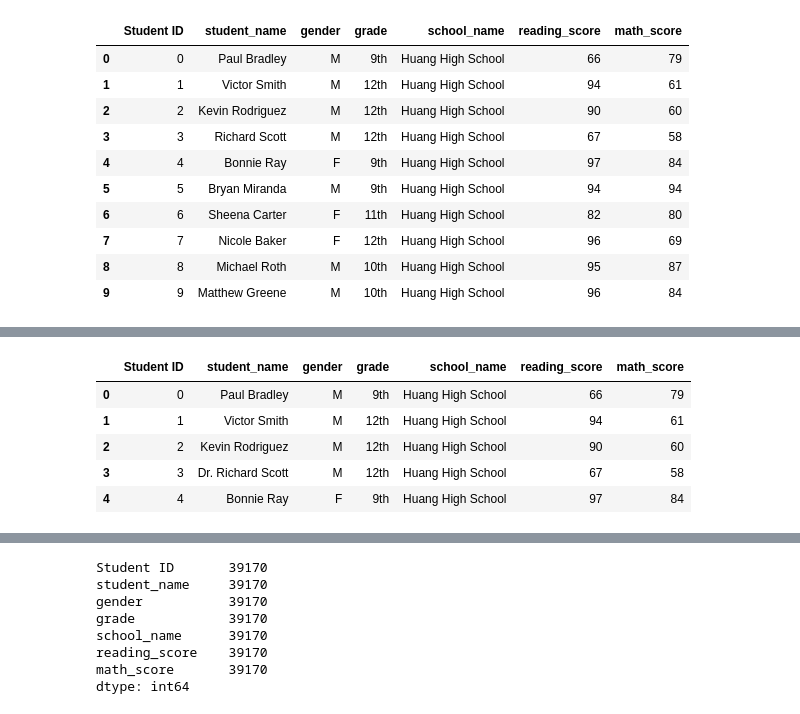
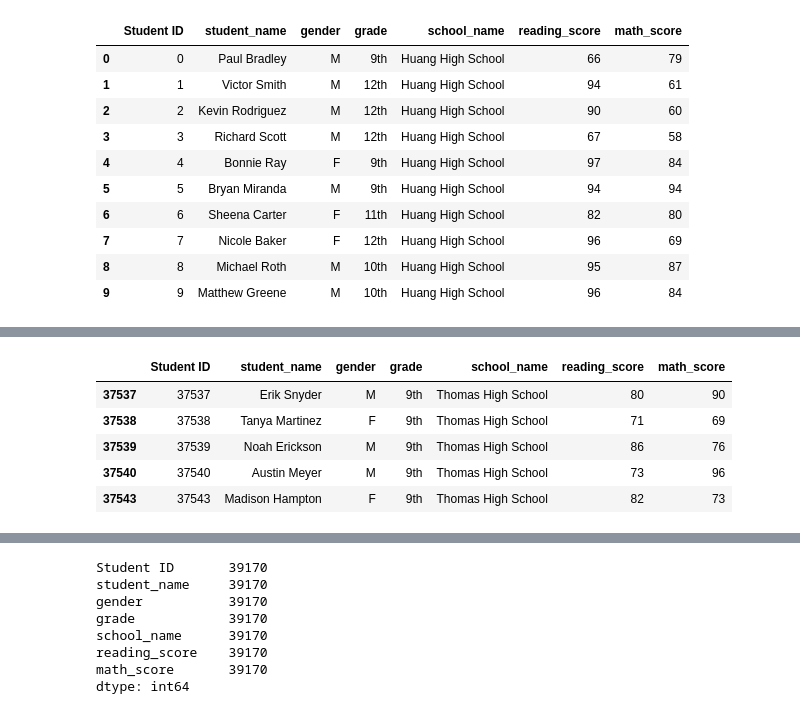
Before and after one commit to zanelouis/School_District_Analysis, a Jupyter notebook: PyCitySchools_Challenge_testing.ipynb, the cells around one changed output, grey strips where cells are left out. Drawn from its saved outputs; the diff is of its cells as text; code cells hidden in the pictures.

```diff
--- a/PyCitySchools_Challenge_testing.ipynb
+++ b/PyCitySchools_Challenge_testing.ipynb
@@ -65,13 +61,13 @@ school_data_df
-# %%
-# Read the student data file and store it in a Pandas DataFrame.
-student_data_df = pd.read_csv(student_data_to_load)
-student_data_df.head()
-# %% [output]
-|  | Student ID | student_name | gender | grade | school_name | reading_score | math_score |
-| 0 | 0 | Paul Bradley | M | 9th | Huang High School | 66 | 79 |
-| 1 | 1 | Victor Smith | M | 12th | Huang High School | 94 | 61 |
-| 2 | 2 | Kevin Rodriguez | M | 12th | Huang High School | 90 | 60 |
-| 3 | 3 | Dr. Richard Scott | M | 12th | Huang High School | 67 | 58 |
-| 4 | 4 | Bonnie Ray | F | 9th | Huang High School | 97 | 84 |
+# %%
+# Get all the 9th graders who are in Thomas High School
+cheaters_zero = cheaters_df[cheaters_df["school_name"] == "Thomas High School"]
+cheaters_zero.head()
+# %% [output]
+|  | Student ID | student_name | gender | grade | school_name | reading_score | math_score |
+| 37537 | 37537 | Erik Snyder | M | 9th | Thomas High School | 80 | 90 |
+| 37538 | 37538 | Tanya Martinez | F | 9th | Thomas High School | 71 | 69 |
+| 37539 | 37539 | Noah Erickson | M | 9th | Thomas High School | 86 | 76 |
+| 37540 | 37540 | Austin Meyer | M | 9th | Thomas High School | 73 | 96 |
+| 37543 | 37543 | Madison Hampton | F | 9th | Thomas High School | 82 | 73 |
 # %%
 # Determine if there are any missing values in the school data.
```
Also changed, not shown: parts of 6 cells of this notebook.
